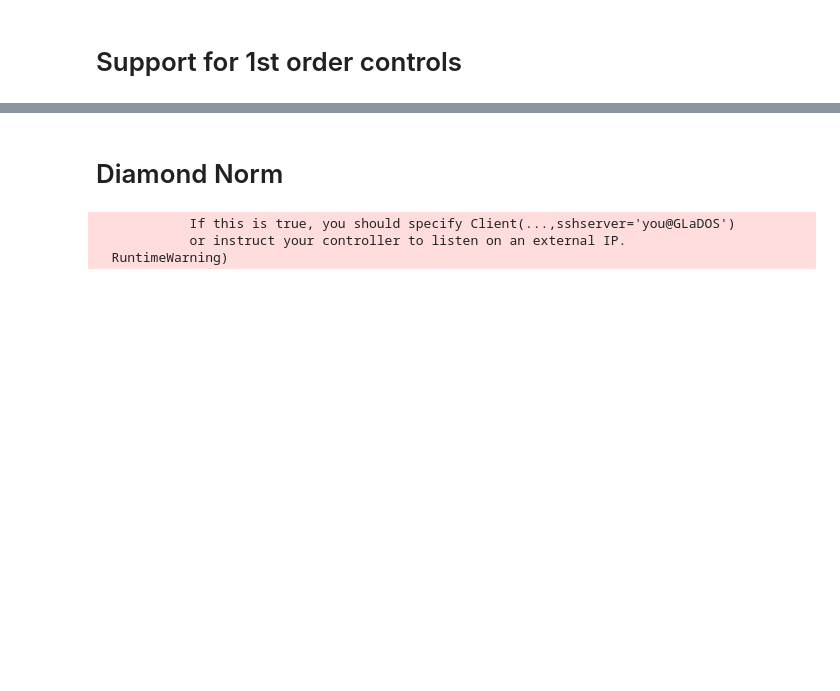
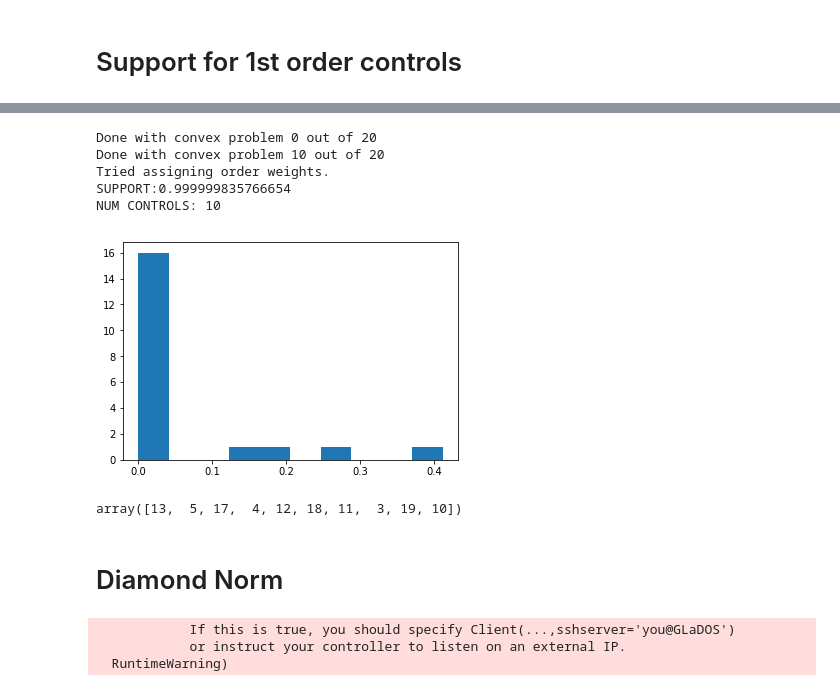
Before and after one commit to ampolloreno/decorrelating_errors, a Jupyter notebook: code/SQRT(X).ipynb, the cells around one changed output, grey strips where cells are left out. Saved outputs shown, nothing was run; the diff lists cells and outputs as text; code cells hidden in the pictures; blank space fills up the shorter version.

```diff
--- a/code/SQRT(X).ipynb
+++ b/code/SQRT(X).ipynb
@@ -101,3 +280,14 @@ NUM CONTROLS: 8
+# %%
+# Consider setting minimizer tolerance
+PCA.assign_weights(pca, 1E-5)
+indices1, _ = hist_and_support(pca.weights)
+# %% [output]
+Done with convex problem 0 out of 20
+Done with convex problem 10 out of 20
+Tried assigning order weights.
+SUPPORT:0.999999835766654
+NUM CONTROLS: 10
+[figure, added]
 # %%
 pca1 = dill.load(open(filename, 'rb'))
 subweights = pca.weights[indices1]
@@ -111,6 +301,10 @@ dill.dump(pca0, open('0_' + filename, 'wb'))
 
 import dill
 dill.dump(pca1, open('1_' + filename, 'wb'))
+# %%
+indices0
+# %% [output]
+array([13,  5, 17,  4, 12, 18, 11,  3, 19, 10])
 # %% [markdown]
 # Diamond Norm
 # %%
```
Also changed, not shown: parts of 33 cells of this notebook, 4 other files.
